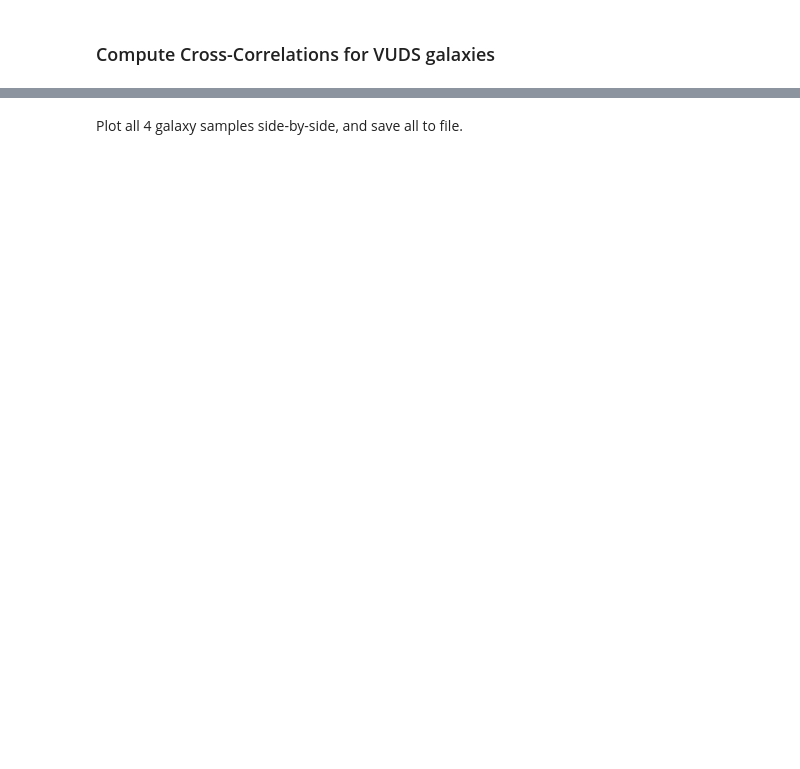
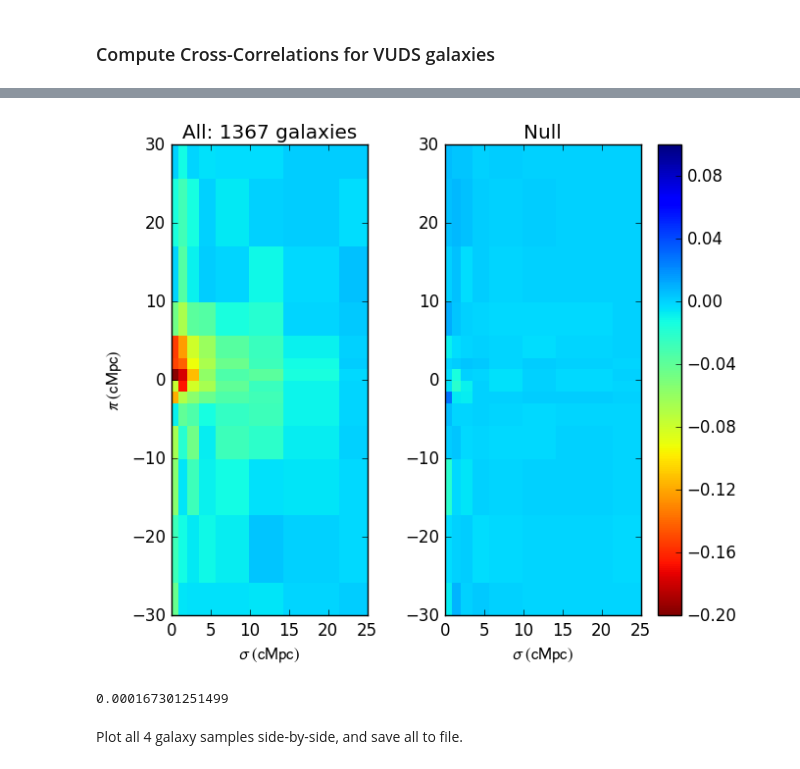
Before and after one commit to kheegan/crosscorr2017, a Jupyter notebook: crosscorr_cl2017.ipynb, the cells around one changed output, grey strips where cells are left out. Saved outputs shown, nothing was run; the diff lists cells and outputs as text; code cells hidden in the pictures; blank space fills up the shorter version.

```diff
--- a/crosscorr_cl2017.ipynb
+++ b/crosscorr_cl2017.ipynb
@@ -472,0 +492,10 @@ print(np.mean(XCorrRand))
+# %%
+XCorr_all, NoXCorr_all = xcorr.xcorr_gal_lya(Coord_all, lyapix, SigEdges, PiEdges,cosmo=cosmo)
+XCorr_all_rand, _ = xcorr.xcorr_gal_lya(Rand_all, lyapix, SigEdges, PiEdges,cosmo=cosmo,verbose=0)
+
+X, Y = np.meshgrid(SigEdges, PiEdges)
+
+XCorrArr = np.rot90(XCorr_all)
+XCorrArr = np.flipud(XCorrArr)
+XCorrRand = np.rot90(XCorr_all_rand)
+XCorrRand = np.flipud(XCorrRand)
@@ -473,2 +507,37 @@ print(np.mean(XCorrRand))
+# %%
+np.save("xcorr_all_v0.npy", XCorr_all)
+np.save("xcorr_rand_all_v0.npy", XCorr_all_rand)
+
+SigMax = 25.
+PiMin = -30.
+PiMax = 30.
+
+fig, (ax1, ax2)= plt.subplots(1,2)
+
+pcm=ax1.pcolormesh(X, Y, XCorrArr,cmap='jet_r',vmin=-0.2, vmax=0.1 )
+ax1.set_aspect('equal')
+ax1.set_xlim(np.min(X), SigMax)
+ax1.set_ylim(PiMin, PiMax)
+ax1.set_xlabel(r'$\sigma\; (\mathrm{cMpc})$')
+ax1.set_ylabel(r'$\pi\; (\mathrm{cMpc})$')
+ax1.set_title("All: %i galaxies" % len(gal))
+
+ax2.pcolormesh(X, Y, XCorrRand, cmap='jet_r',vmin=-0.2,vmax=0.1)
+ax2.set_aspect('equal')
+ax2.set_xlim(np.min(X), SigMax)
+ax2.set_ylim(PiMin, PiMax)
+ax2.set_xlabel(r'$\sigma\; (\mathrm{cMpc})$')
+ax2.set_title("Null")
+
+#fig.colorbar(pcm, ax=ax1)
+fig.colorbar(pcm, ax=ax2)
+fig.subplots_adjust(wspace=-0.2)
+
+plt.show()
+
+print(np.mean(XCorrRand))
+# %% [output]
+[figure, added]
+0.000167301251499
 # %% [markdown]
 Plot all 4 galaxy samples side-by-side, and save all to file.
```
Also changed, not shown: parts of 13 cells of this notebook, 5 other files.
